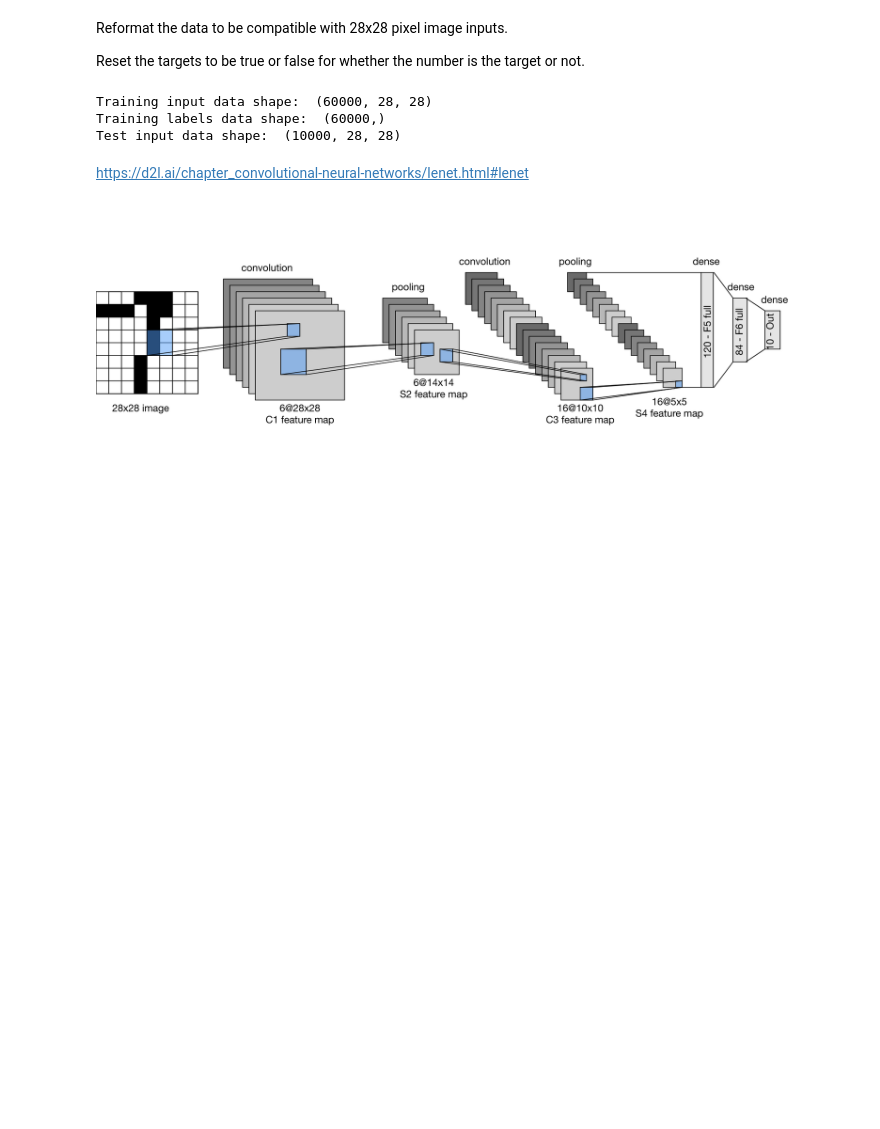
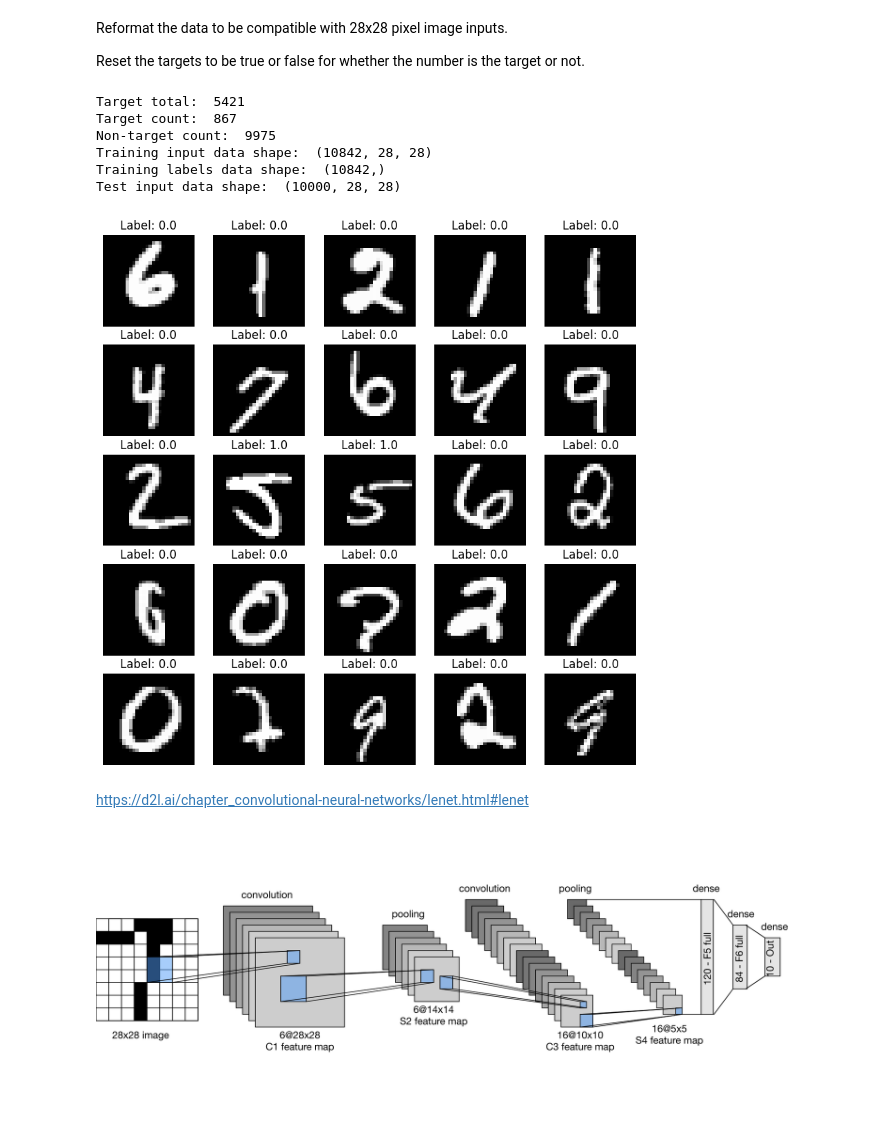
Before and after one commit to kdevoe/roc-curve-exploration, a Jupyter notebook: roc_mnist_example.ipynb, the cells around one changed output. Cells and saved outputs as stored; diff of their text form; code cells hidden in the pictures; blank space fills up the shorter version.

```diff
--- a/roc_mnist_example.ipynb
+++ b/roc_mnist_example.ipynb
@@ -37,6 +52,29 @@ Reformat the data to be compatible with 28x28 pixel image inputs.
 Reset the targets to be true or false for whether the number is the target or not.
 # %%
 if TRAIN:
+
+    # Filter the data to include specific ratio of the target number
+    target_total = train_data['label'].value_counts()[TARGET_NUM]
+    overall_total = 2 * target_total
+
+    print('Target total: ', target_total)
+
+    # Calculate the number of target numbers to include
+    target_count = int(overall_total * TARGET_RATIO)
+    print('Target count: ', target_count)
+
+    # Calculate the number of non-target numbers to include
+    non_target_count = overall_total - target_count
+    print('Non-target count: ', non_target_count)
+
+    # Filter the data to include the target number and non-target numbers
+    target_train_data = train_data[train_data['label'] == TARGET_NUM].sample(n=target_count)
+    non_target_train_data = train_data[train_data['label'] != TARGET_NUM].sample(n=non_target_count)
+    train_data = pd.concat([target_train_data, non_target_train_data])
+
+    # Shuffle the train_data
+    train_data = train_data.sample(frac=1)
+
     # Make numpy arrays of the train and test data from the pandas dataframes
     train_data = train_data.to_numpy()
     test_data = test_data.to_numpy()
@@ -55,18 +93,36 @@ if TRAIN:
     train_inputs = train_inputs.reshape(-1, 28, 28)
     test_inputs = test_inputs.reshape(-1, 28, 28)
 
-    TARGET_NUM = 5
-
-    # Reset the train labels to be 1 if it is the target number and 0 if not
+    # Reset the labels to be 1 if it is the target number and 0 if not
     train_labels = (train_labels == TARGET_NUM).astype(np.float32)
+    test_labels = (test_labels == TARGET_NUM).astype(np.float32)
 
     print('Training input data shape: ', train_inputs.shape)
     print('Training labels data shape: ', train_labels.shape)
     print('Test input data shape: ', test_inputs.shape)
 # %% [output]
-Training input data shape:  (60000, 28, 28)
-Training labels data shape:  (60000,)
+Target total:  5421
+Target count:  867
+Non-target count:  9975
+Training input data shape:  (10842, 28, 28)
+Training labels data shape:  (10842,)
 Test input data shape:  (10000, 28, 28)
+# %%
+# Inspect some samples of the data
+
+if TRAIN:
+    rows = 5
+    cols = 5
+    fig, ax = plt.subplots(rows, cols, figsize=(10, 10))
+
+    for row in range(rows):
+        for col in range(cols):
+            idx = random.randint(0, len(test_inputs))
+            ax[row, col].imshow(test_inputs[idx], cmap='gray')
+            ax[row, col].set_title('Label: {}'.format(test_labels[idx]))
+            ax[row, col].axis('off')
+# %% [output]
+[figure, added]
 # %% [markdown]
 https://d2l.ai/chapter_convolutional-neural-networks/lenet.html#lenet
 
```
Also changed, not shown: parts of 10 cells of this notebook.
